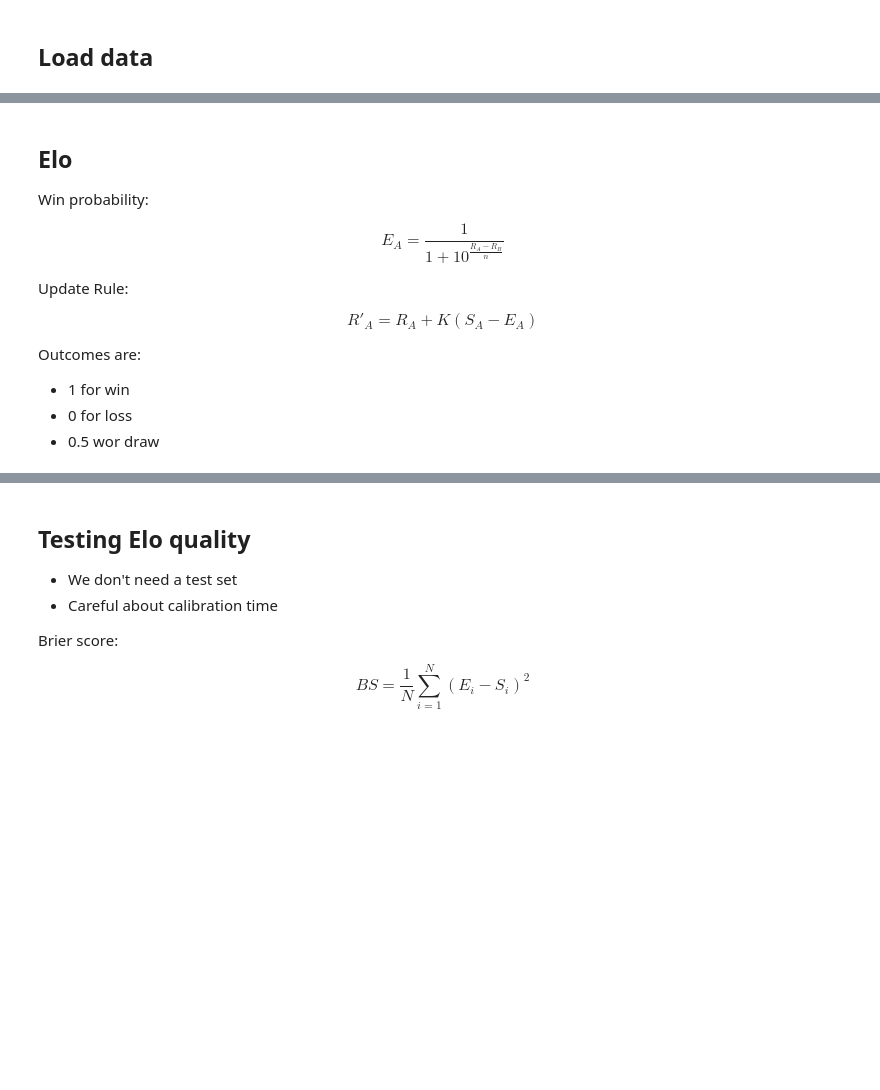
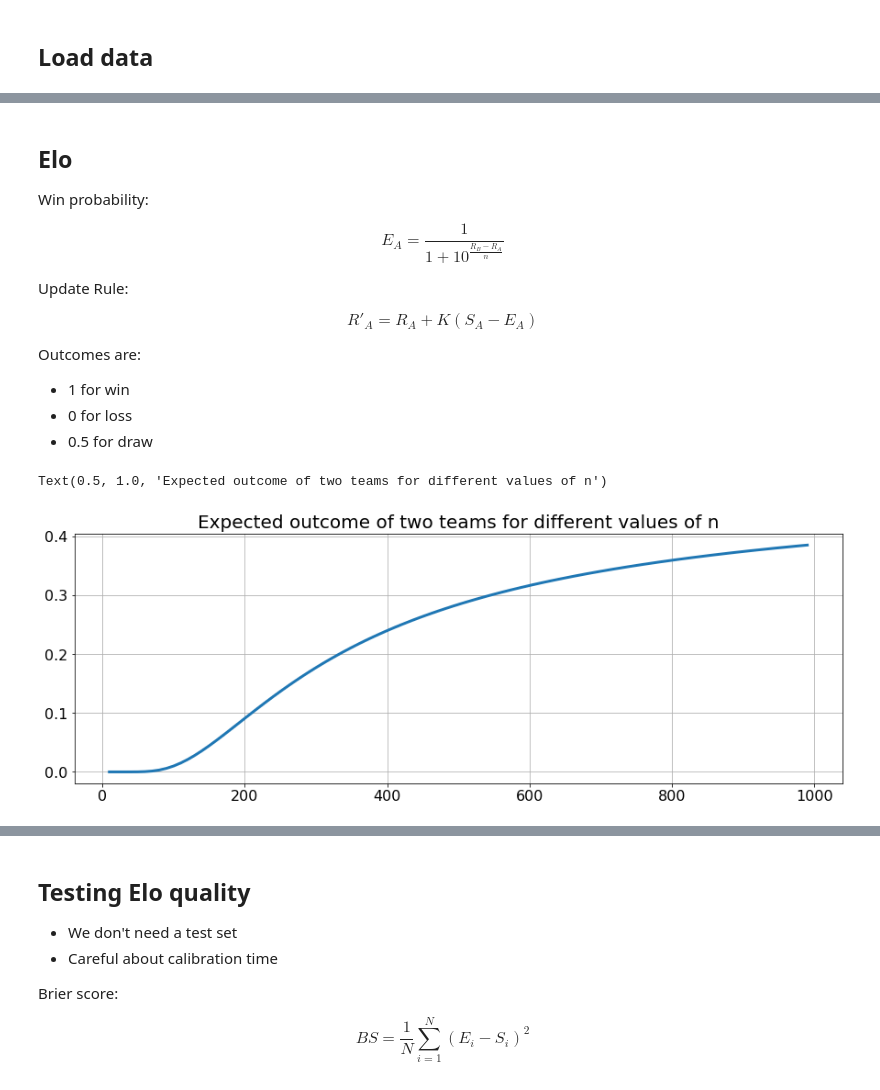
Before and after one commit to drdarina/datalift_workshop, a Jupyter notebook: workbook_elo.ipynb, the cells around one changed output, grey strips where cells are left out. Saved outputs shown, nothing was run; the diff lists cells and outputs as text; code cells hidden in the pictures; blank space fills up the shorter version.

```diff
--- a/workbook_elo.ipynb
+++ b/workbook_elo.ipynb
@@ -34,7 +49,7 @@ all_teams = teams.team.unique()
 
 Win probability:
 
-$$E_A = \frac{1}{1+10^{\frac{R_A-R_B}{n}}}$$
+$$E_A = \frac{1}{1+10^{\frac{R_B-R_A}{n}}}$$
 
 Update Rule:
 
@@ -43,13 +58,22 @@ $$R'_A = R_A + K(S_A-E_A)$$
 Outcomes are:
 - 1 for win
 - 0 for loss
-- 0.5 wor draw
+- 0.5 for draw
 # %%
 # write two functions: one that calculates the expected win probability and one that updates the rating
 # remember you also need an initial rating value
 
 def expected(a, b, n=400) -> float:
-    return
+    return 1 / (1 + 10 ** ((b - a) / n))
 
 def update(current, expected, outcome, k=10) -> float:
-    return
+    return current + k * (outcome - expected)
+# %%
+all_expected = []
+for n in range(10, 1000, 10):
+    all_expected.append(expected(1200, 1400, n))
+plt.plot(range(10, 1000, 10), all_expected)
+plt.title('Expected outcome of two teams for different values of n')
+# %% [output]
+Text(0.5, 1.0, 'Expected outcome of two teams for different values of n')
+[figure, added]
```
Also changed, not shown: parts of 9 cells of this notebook, 3 other files.
